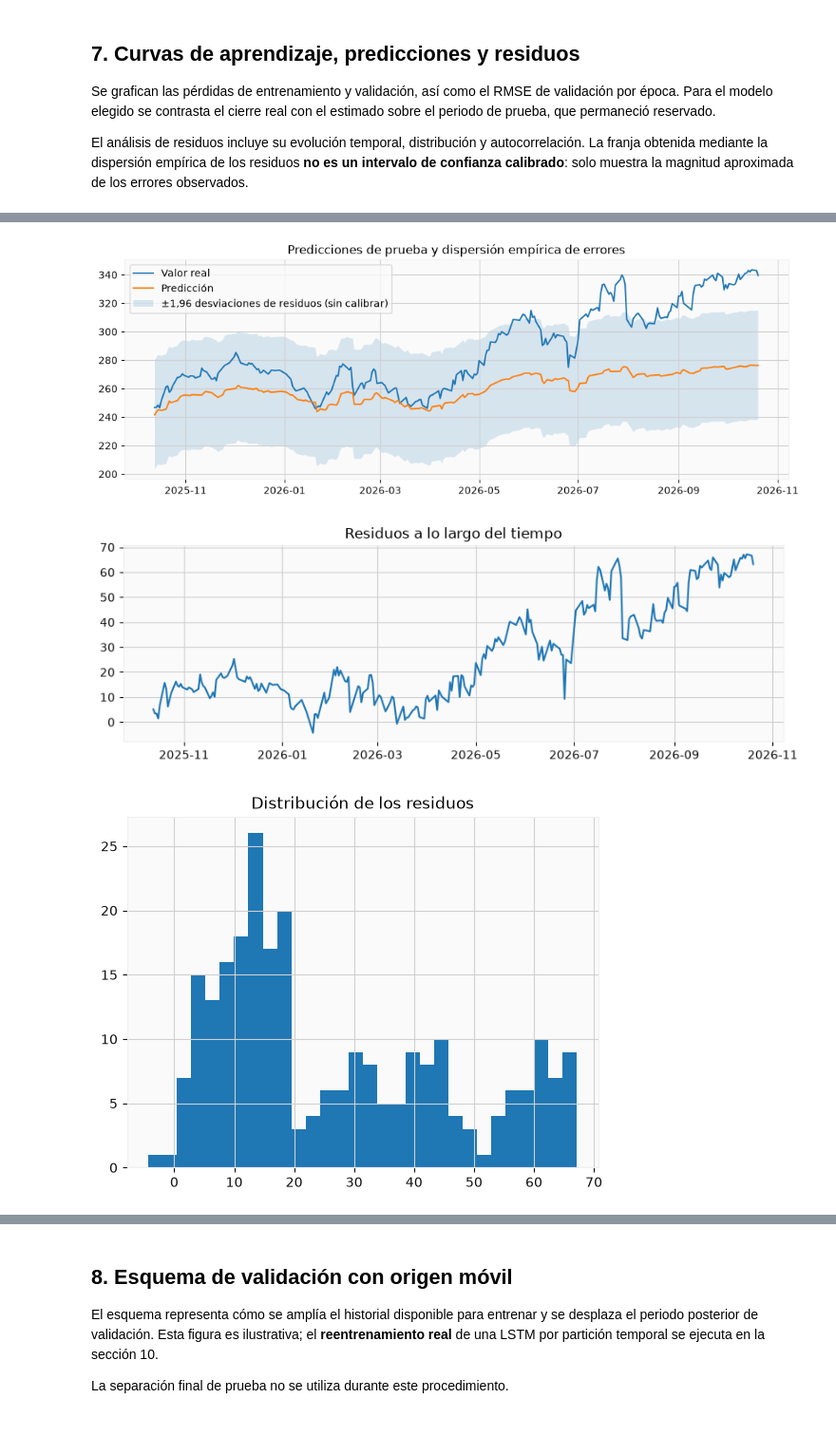
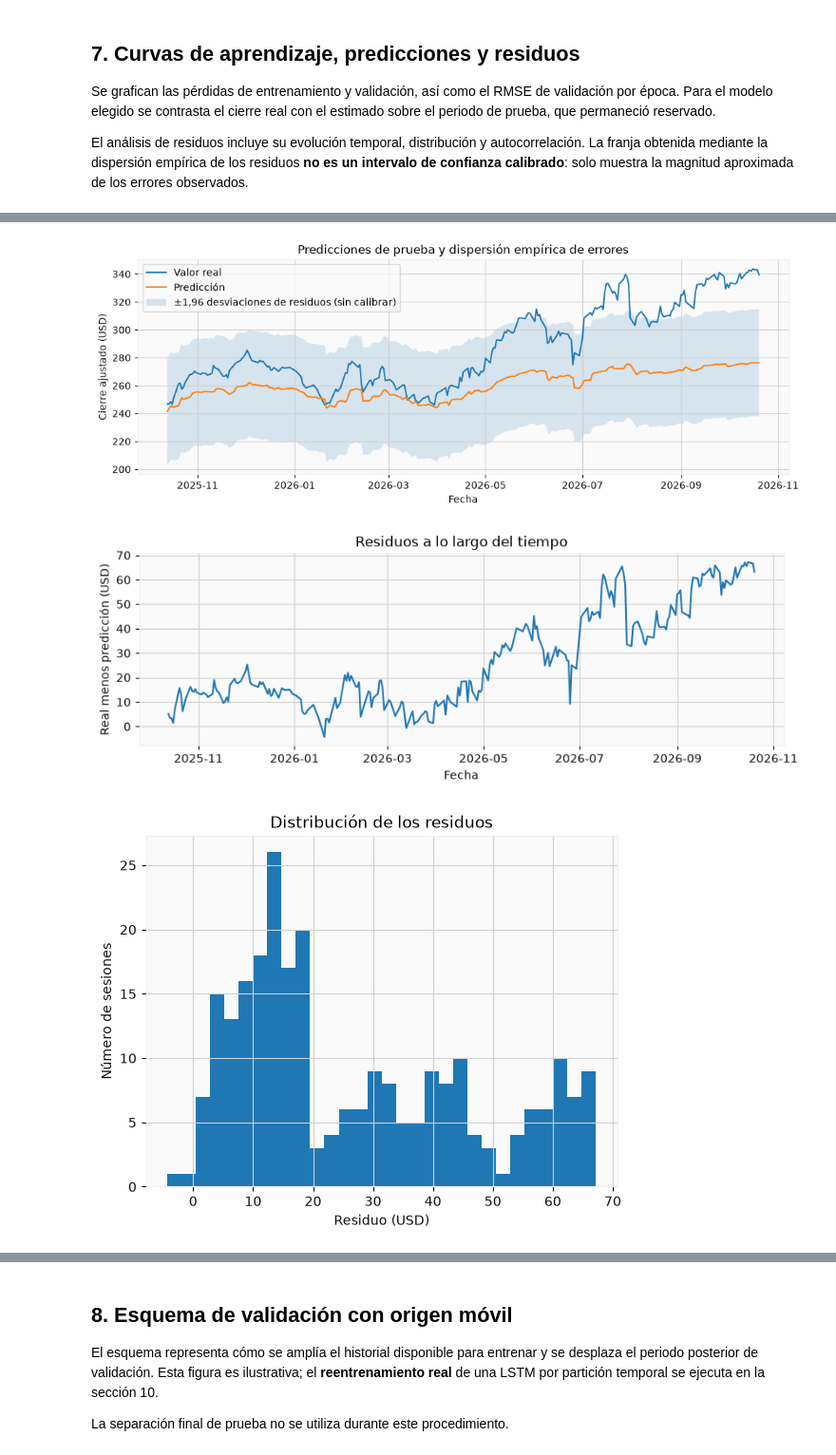
Before and after one commit to gaballs05/Time-Series-Stock-Forecasting-with-RNNs-LSTMs-GRUs, a Jupyter notebook: stock_forecasting_executed.ipynb, the cells around one changed output, grey strips where cells are left out. Shown at 95% size. Saved outputs shown, nothing was run; the diff lists cells and outputs as text; code cells hidden in the pictures; blank space fills up the shorter version.

```diff
--- a/stock_forecasting_executed.ipynb
+++ b/stock_forecasting_executed.ipynb
@@ -72,7 +72,7 @@ df['VOL20']=df.Close.pct_change().rolling(20).std()
 df['Range']=(df.High-df.Low)/df.Close
 df=df.dropna().copy()
 n=len(df); a=int(n*.7); b=int(n*.85); LOOKBACK=60
-fig,ax=plt.subplots(figsize=(12,4)); ax.plot(df.index,df.Close); ax.axvspan(df.index[0],df.index[a-1],alpha=.12,label='Entrenamiento'); ax.axvspan(df.index[a],df.index[b-1],alpha=.12,label='Validación'); ax.axvspan(df.index[b],df.index[-1],alpha=.12,label='Prueba'); ax.legend(); ax.set_title('AAPL: cierre ajustado y división cronológica'); plt.show()
+fig,ax=plt.subplots(figsize=(12,4)); ax.plot(df.index,df.Close); ax.axvspan(df.index[0],df.index[a-1],alpha=.12,label='Entrenamiento'); ax.axvspan(df.index[a],df.index[b-1],alpha=.12,label='Validación'); ax.axvspan(df.index[b],df.index[-1],alpha=.12,label='Prueba'); ax.legend(); ax.set_title('AAPL: cierre ajustado y división cronológica'); ax.set_xlabel('Fecha'); ax.set_ylabel('Precio de cierre ajustado (USD)'); plt.show()
 mpf.plot(df[['Open','High','Low','Close','Volume']].tail(126),type='candle',volume=True,style='yahoo',title='AAPL: velas de las sesiones recientes',ylabel='Precio (USD)',ylabel_lower='Volumen')
-df[['Close','MA20','MA50']].plot(figsize=(12,4),title='Precio de cierre y medias móviles'); plt.show()
+ax=df[['Close','MA20','MA50']].plot(figsize=(12,4),title='Precio de cierre y medias móviles'); ax.set_xlabel('Fecha'); ax.set_ylabel('Precio ajustado (USD)'); plt.show()
 # %% [output]
@@ -97,6 +97,16 @@ def windows(cols):
         xx.append(X[t-LOOKBACK:t]); yy.append(y[t]); ids.append(t)
     return np.array(xx),np.array(yy),np.array(ids),sy,sx
 
+class SlidingWindowDataset(Dataset):
+    """Devuelve una ventana histórica y el cierre que debe predecirse."""
+    def __init__(self, X, y):
+        self.X=torch.as_tensor(X,dtype=torch.float32)
+        self.y=torch.as_tensor(y,dtype=torch.float32)
+    def __len__(self):
+        return len(self.y)
+    def __getitem__(self,index):
+        return self.X[index],self.y[index]
+
 def baselines(ids):
     actual=df.Close.to_numpy(); last=actual[ids-1]; ma=np.array([actual[t-20:t].mean() for t in ids]); return last,ma
 
@@ -121,7 +131,7 @@ class ForecastNet(nn.Module):
 def train(kind,cols,epochs=35,patience=8):
     X,y,ids,sy,sx=windows(cols)
     tr=ids<a; va=(ids>=a)&(ids<b); te=ids>=b
-    loader=DataLoader(TensorDataset(torch.tensor(X[tr]),torch.tensor(y[tr])),batch_size=64,shuffle=True)
+    loader=DataLoader(SlidingWindowDataset(X[tr],y[tr]),batch_size=64,shuffle=True)
     net=ForecastNet(kind,len(cols)).to(DEVICE); opt=torch.optim.Adam(net.parameters(),lr=.001)
     scheduler=torch.optim.lr_scheduler.ReduceLROnPlateau(opt,mode='min',factor=.5,patience=3)
     lossfn=nn.MSELoss(); best=float('inf'); wait=0; history=[]; best_state=None
@@ -211,18 +221,18 @@ El análisis de residuos incluye su evolución temporal, distribución y autocor
 best=min(experiments,key=lambda r:r[6]['RMSE']); name,score,history,ids,actual,pred,validation_scores=best
 fig,axs=plt.subplots(2,4,figsize=(18,7))
 for ax,exp in zip(axs.ravel(),experiments):
-    h=np.array(exp[2]); ax.plot(h[:,0],label='Pérdida de entrenamiento'); ax.plot(h[:,1],label='Pérdida de validación'); ax.set_title(exp[0]); ax.set_xlabel('Época'); ax.legend(fontsize=8)
+    h=np.array(exp[2]); ax.plot(h[:,0],label='Pérdida de entrenamiento'); ax.plot(h[:,1],label='Pérdida de validación'); ax.set_title(exp[0]); ax.set_xlabel('Época'); ax.set_ylabel('Pérdida MSE normalizada'); ax.legend(fontsize=8)
 plt.tight_layout(); plt.show()
 fig,axs=plt.subplots(2,4,figsize=(18,7))
 for ax,exp in zip(axs.ravel(),experiments):
     h=np.array(exp[2]); ax.plot(h[:,2],label='RMSE de validación (USD)'); ax.set_title(exp[0]); ax.set_xlabel('Época'); ax.set_ylabel('USD'); ax.legend(fontsize=8)
 plt.tight_layout(); plt.show()
-fig,ax=plt.subplots(figsize=(12,4)); ax.plot(df.index[ids],actual,label='Valor real'); ax.plot(df.index[ids],pred,label='Predicción'); ax.set_title('Prueba: '+name); ax.legend(); plt.show()
+fig,ax=plt.subplots(figsize=(12,4)); ax.plot(df.index[ids],actual,label='Valor real'); ax.plot(df.index[ids],pred,label='Predicción'); ax.set_title('Prueba: '+name); ax.set_xlabel('Fecha'); ax.set_ylabel('Cierre ajustado (USD)'); ax.legend(); plt.show()
 res=actual-pred
 spread=1.96*np.std(res,ddof=1)
-fig,ax=plt.subplots(figsize=(12,4)); ax.plot(df.index[ids],actual,label='Valor real'); ax.plot(df.index[ids],pred,label='Predicción'); ax.fill_between(df.index[ids],pred-spread,pred+spread,alpha=.16,label='±1,96 desviaciones de residuos (sin calibrar)'); ax.legend(); ax.set_title('Predicciones de prueba y dispersión empírica de errores'); plt.show()
+fig,ax=plt.subplots(figsize=(12,4)); ax.plot(df.index[ids],actual,label='Valor real'); ax.plot(df.index[ids],pred,label='Predicción'); ax.fill_between(df.index[ids],pred-spread,pred+spread,alpha=.16,label='±1,96 desviaciones de residuos (sin calibrar)'); ax.legend(); ax.set_title('Predicciones de prueba y dispersión empírica de errores'); ax.set_xlabel('Fecha'); ax.set_ylabel('Cierre ajustado (USD)'); plt.show()
 pd.DataFrame({'Fecha':df.index[ids],'Real':actual,'Predicción':pred,'Residuo':res}).to_csv('reports/test_predictions.csv',index=False)
-fig,ax=plt.subplots(figsize=(10,3)); ax.plot(df.index[ids],res); ax.set_title('Residuos a lo largo del tiempo'); plt.show()
-plt.hist(res,bins=30); plt.title('Distribución de los residuos'); plt.show()
-plot_acf(res,lags=min(30,len(res)//3)); plt.title('Autocorrelación de los residuos'); plt.xlabel('Rezago'); plt.show()
+fig,ax=plt.subplots(figsize=(10,3)); ax.plot(df.index[ids],res); ax.set_title('Residuos a lo largo del tiempo'); ax.set_xlabel('Fecha'); ax.set_ylabel('Real menos predicción (USD)'); plt.show()
+plt.hist(res,bins=30); plt.title('Distribución de los residuos'); plt.xlabel('Residuo (USD)'); plt.ylabel('Número de sesiones'); plt.show()
+plot_acf(res,lags=min(30,len(res)//3)); plt.title('Autocorrelación de los residuos'); plt.xlabel('Rezago (sesiones)'); plt.ylabel('Autocorrelación'); plt.show()
 # %% [output]
@@ -232,3 +242,3 @@ plot_acf(res,lags=min(30,len(res)//3)); plt.title('Autocorrelación de los resid
-[figure, old version]
+[figure, new version]
-[figure, old version]
+[figure, new version]
-[figure, old version]
+[figure, new version]
```
Also changed, not shown: parts of 6 cells of this notebook.
